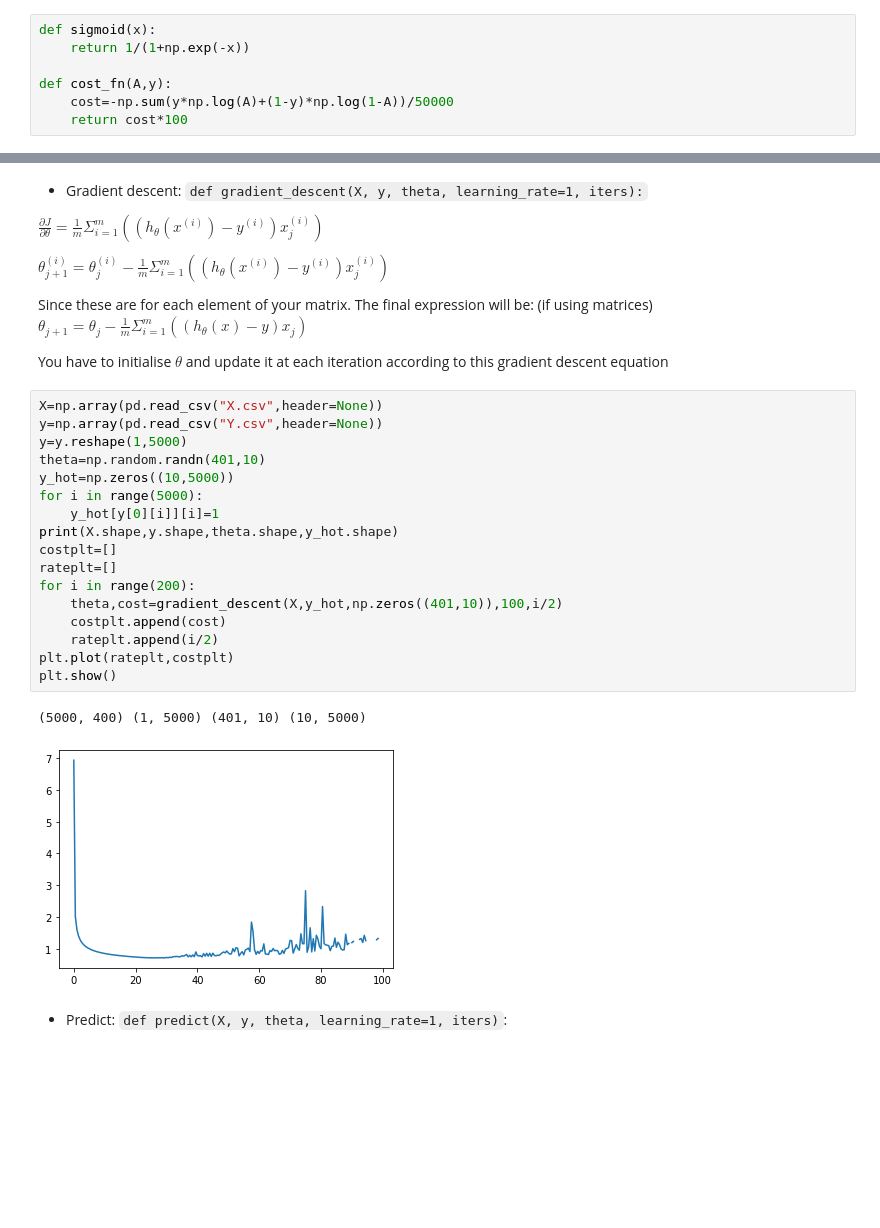
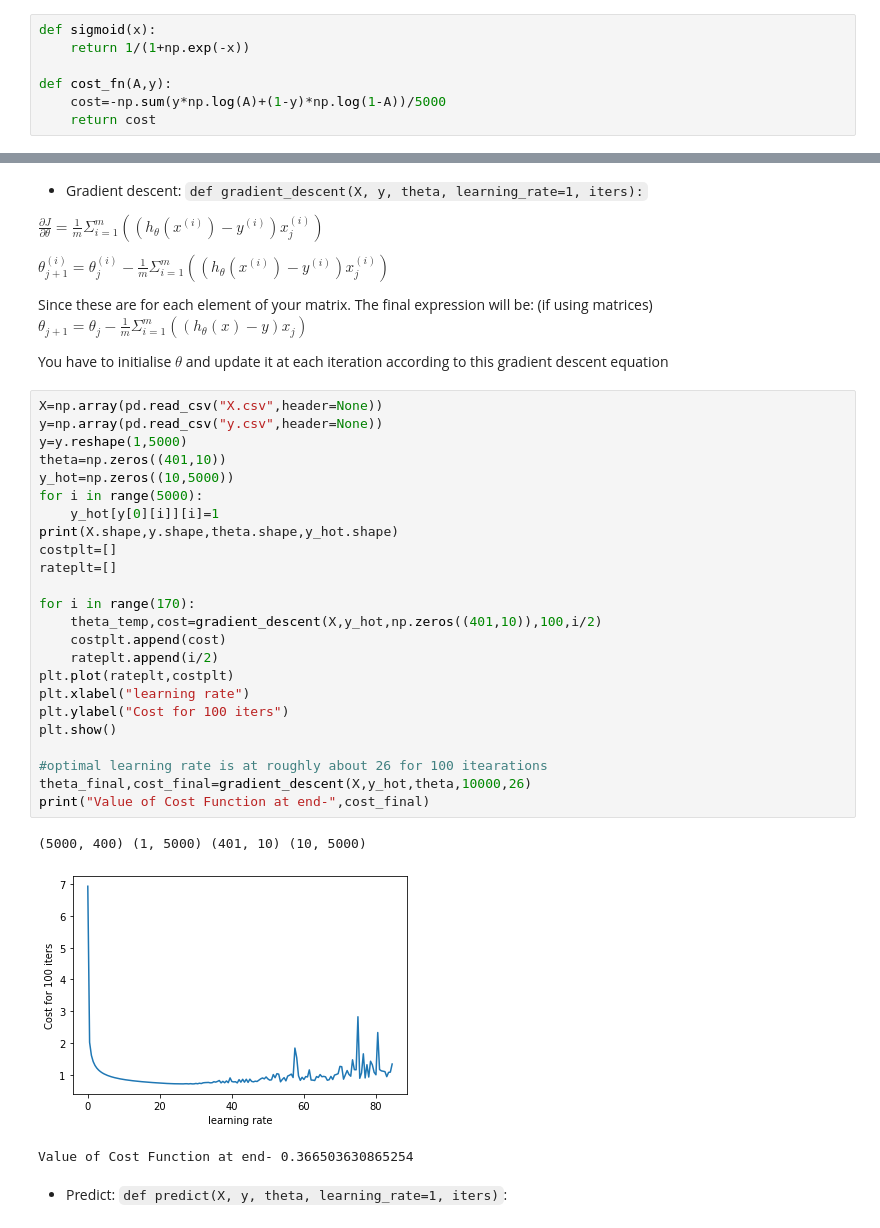
Before and after one commit to aka2910/hello-git, a Jupyter notebook: Assignment 3/Logistic Regression.ipynb, the cells around one changed output, grey strips where cells are left out. Saved outputs shown, nothing was run; the diff lists cells and outputs as text; blank space fills up the shorter version.

```diff
--- a/Assignment 3/Logistic Regression.ipynb
+++ b/Assignment 3/Logistic Regression.ipynb
@@ -17,8 +18,8 @@ def sigmoid(x):
     return 1/(1+np.exp(-x))
 
 def cost_fn(A,y):
-    cost=-np.sum(y*np.log(A)+(1-y)*np.log(1-A))/50000
-    return cost*100
+    cost=-np.sum(y*np.log(A)+(1-y)*np.log(1-A))/5000
+    return cost
 # %% [markdown]
 - cost function: `def cost_fn(x,y,theta):` (refer to the course)
 # %%
@@ -47,23 +48,31 @@ $\theta_{j+1} = \theta_j - \frac{1}{m} \Sigma_{i=1}^m ((h_\theta(x)-y)x_j)$
 You have to initialise $\theta$ and update it at each iteration according to this gradient descent equation
 # %%
 X=np.array(pd.read_csv("X.csv",header=None))
-y=np.array(pd.read_csv("Y.csv",header=None))
+y=np.array(pd.read_csv("y.csv",header=None))
 y=y.reshape(1,5000)
-theta=np.random.randn(401,10)
+theta=np.zeros((401,10))
 y_hot=np.zeros((10,5000))
 for i in range(5000):
     y_hot[y[0][i]][i]=1
 print(X.shape,y.shape,theta.shape,y_hot.shape)
 costplt=[]
 rateplt=[]
-for i in range(200):
-    theta,cost=gradient_descent(X,y_hot,np.zeros((401,10)),100,i/2)
+
+for i in range(170):
+    theta_temp,cost=gradient_descent(X,y_hot,np.zeros((401,10)),100,i/2)
     costplt.append(cost)
     rateplt.append(i/2)
 plt.plot(rateplt,costplt)
+plt.xlabel("learning rate")
+plt.ylabel("Cost for 100 iters")
 plt.show()
+
+#optimal learning rate is at roughly about 26 for 100 itearations
+theta_final,cost_final=gradient_descent(X,y_hot,theta,10000,26)
+print("Value of Cost Function at end-",cost_final)
 # %% [output]
 (5000, 400) (1, 5000) (401, 10) (10, 5000)
-[figure, old version]
+[figure, new version]
+Value of Cost Function at end- 0.366503630865254
 # %% [markdown]
 - Predict: `def predict(X, y, theta, learning_rate=1, iters)`:
```
Also changed, not shown: parts of 6 cells of this notebook.
